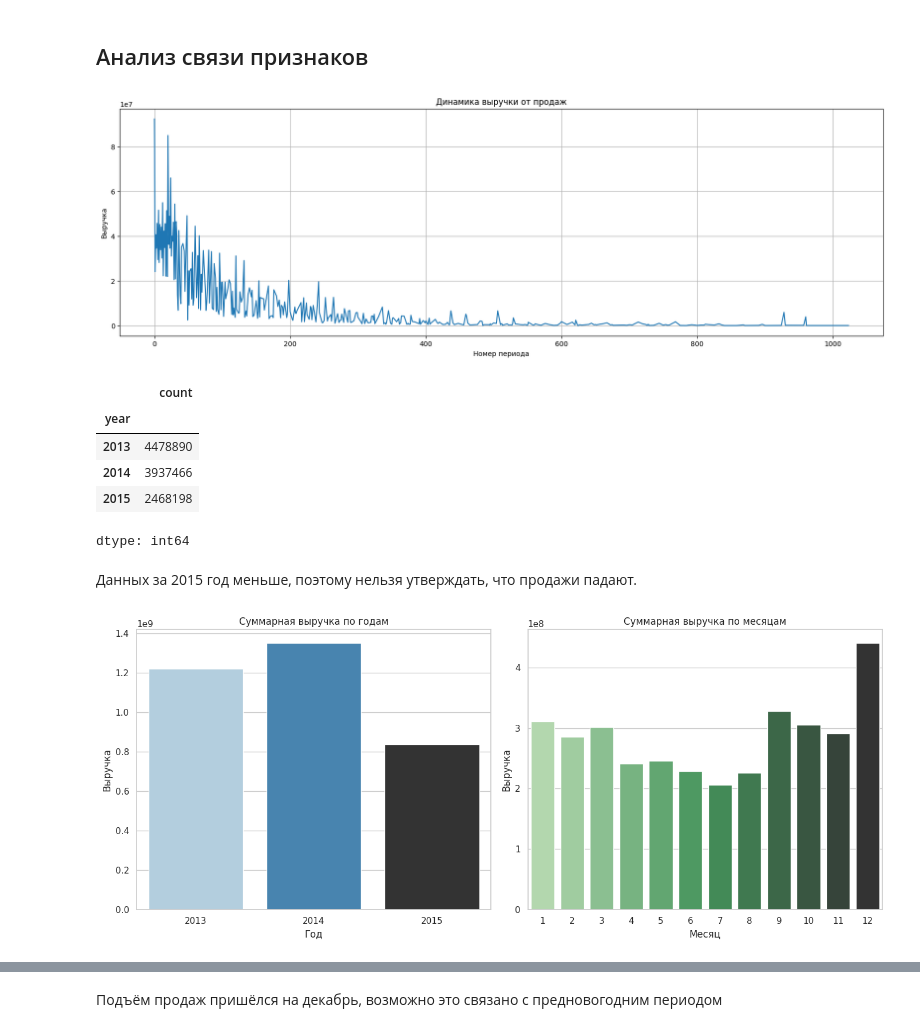
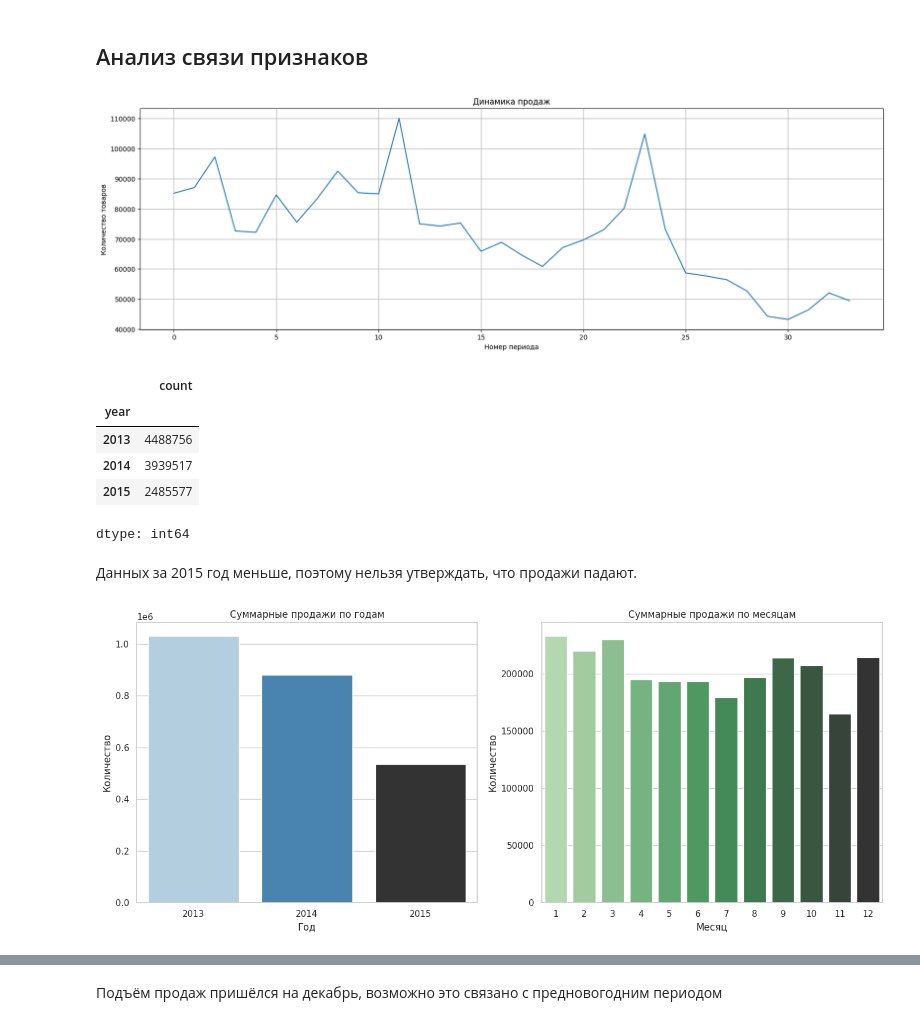
Before and after one commit to katsiarynashymchonak-trainee/ds-practice, a Jupyter notebook: QDC & EDA.ipynb, the cells around one changed output, grey strips where cells are left out. Saved outputs shown, nothing was run; the diff lists cells and outputs as text; code cells hidden in the pictures.

```diff
--- a/QDC & EDA.ipynb
+++ b/QDC & EDA.ipynb
@@ -484 +415,23 @@ df['date_block_num'] = df['date_block_num'].fillna(method='bfill')
+# %%
+from itertools import product # для декартового произведения
+
+def create_full_train(data):
+    # Генерация полной матрицы shop_id × item_id × date_block_num (=year+month)
+    grid = []
+
+    for block_num in data['date_block_num'].unique():
+      unique_shops = data.loc[data['date_block_num'] == block_num, 'shop_id'].unique()
+      unique_items = data.loc[data['date_block_num'] == block_num, 'item_id'].unique()
+      grid.append(np.array(list(product([block_num], unique_shops, unique_items)), dtype='int32'))
+
+    grid = pd.DataFrame(np.vstack(grid), columns=['date_block_num', 'shop_id', 'item_id'])
+
+    final_grid = pd.merge(grid, train_grouped, on=['date_block_num', 'shop_id', 'item_id'], how='left')
+
+    final_grid['item_cnt_month'] = final_grid['item_cnt_month'].fillna(0).astype(np.int32)
+
+    final_grid['item_cnt_month'] = final_grid['item_cnt_month'].clip(0,500)
+    return final_grid
+# %%
+train = create_full_train(train)
 # %%
@@ -495,50 +445,54 @@ descr_features(df)
 # %% [markdown]
 ## Анализ связи признаков
+# %%
+# Добавление месяца и года
+train['month'] = (train['date_block_num'] % 12) + 1
+train['year'] = (train['date_block_num'] // 12) + 2013
 # %%
-monthly_total_sales = df.groupby('date_block_num')['revenue_month'].sum()
+monthly_total_sales = train.groupby('date_block_num')['item_cnt_month'].sum()
 
 plt.figure(figsize=(20,6))
 plt.plot(monthly_total_sales.index, monthly_total_sales.values)
 plt.xlabel('Номер периода')
-plt.ylabel('Выручка')
-plt.title('Динамика выручки от продаж')
+plt.ylabel('Количество товаров')
+plt.title('Динамика продаж')
 plt.grid(True)
 plt.show()
 # %% [output]
-[figure, old version]
+[figure, new version]
 # %%
-df["year"].value_counts()
+train["year"].value_counts()
 # %% [output]
 |  | count |
 | year |  |
-| 2013 | 4478890 |
-| 2014 | 3937466 |
-| 2015 | 2468198 |
+| 2013 | 4488756 |
+| 2014 | 3939517 |
+| 2015 | 2485577 |
 dtype: int64
 # %% [markdown]
 Данных за 2015 год меньше, поэтому нельзя утверждать, что продажи падают.
 # %%
 # Настройки стиля
 sns.set(style="whitegrid")
 plt.figure(figsize=(14, 6))
 
 # Диаграмма по годам
 plt.subplot(1, 2, 1)
-revenue_by_year = df.groupby('year', as_index=False)['revenue_month'].sum()
-sns.barplot(data=revenue_by_year, x='year', y='revenue_month', hue='year', palette="Blues_d", legend=False)
-plt.title("Суммарная выручка по годам")
+revenue_by_year = train.groupby('year', as_index=False)['item_cnt_month'].sum()
+sns.barplot(data=revenue_by_year, x='year', y='item_cnt_month', hue='year', palette="Blues_d", legend=False)
+plt.title("Суммарные продажи по годам")
 plt.xlabel("Год")
-plt.ylabel("Выручка")
+plt.ylabel("Количество")
 
 # Диаграмма по месяцам
 plt.subplot(1, 2, 2)
-revenue_by_month = df.groupby('month', as_index=False)['revenue_month'].sum()
-sns.barplot(data=revenue_by_month, x='month', y='revenue_month', hue='month', palette="Greens_d", legend=False)
-plt.title("Суммарная выручка по месяцам")
+revenue_by_month = train.groupby('month', as_index=False)['item_cnt_month'].sum()
+sns.barplot(data=revenue_by_month, x='month', y='item_cnt_month', hue='month', palette="Greens_d", legend=False)
+plt.title("Суммарные продажи по месяцам")
 plt.xlabel("Месяц")
-plt.ylabel("Выручка")
+plt.ylabel("Количество")
 
 plt.tight_layout()
 # %% [output]
-[figure, old version]
+[figure, new version]
 # %%
```
Also changed, not shown: parts of 78 cells of this notebook.
